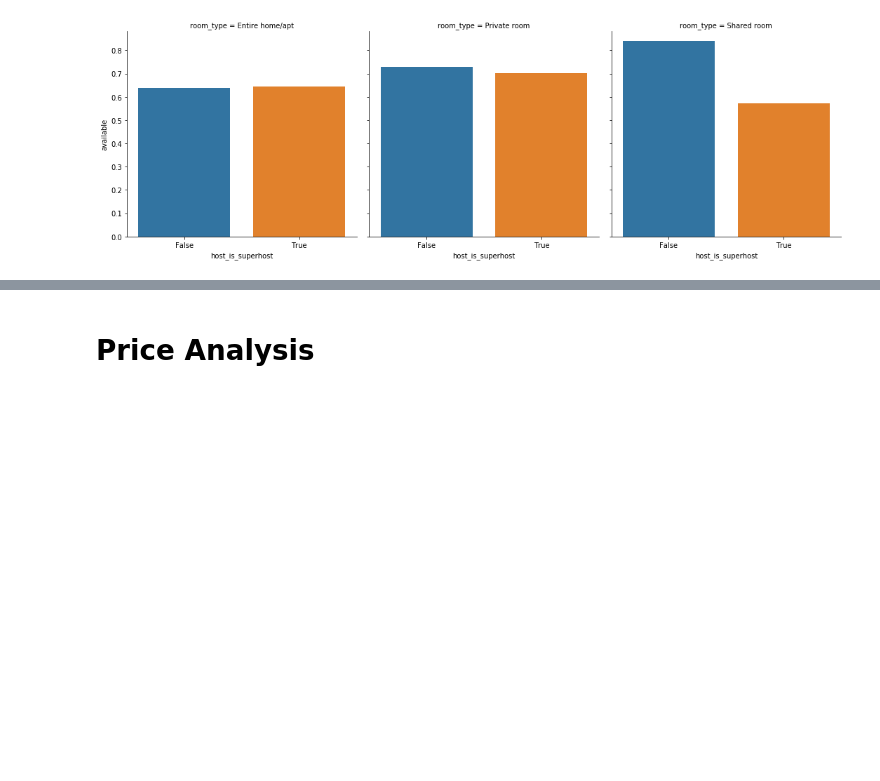
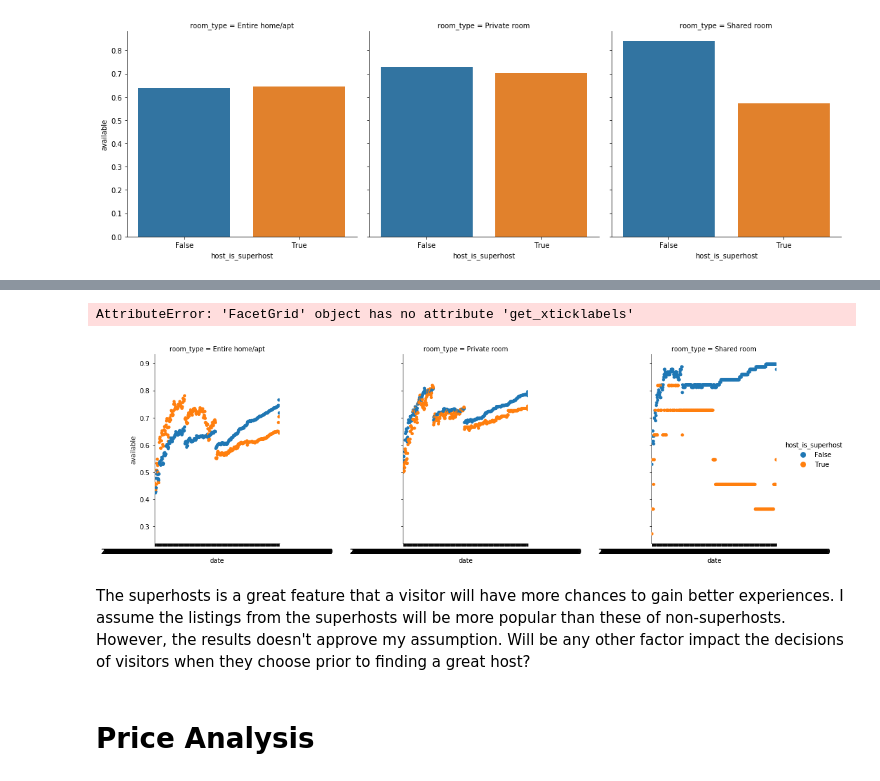
Before and after one commit to Mendy5/Udacity_Data_Scientist_Projects, a Jupyter notebook: P1_Writing_a_Data_Scientist_Blog_Post/Seattle_AirBnB_Data_Analysis_v2.0.ipynb, the cells around one changed output, grey strips where cells are left out. Drawn from its saved outputs; the diff is of its cells as text; code cells hidden in the pictures; blank space fills up the shorter version.

```diff
--- a/P1_Writing_a_Data_Scientist_Blog_Post/Seattle_AirBnB_Data_Analysis_v2.0.ipynb
+++ b/P1_Writing_a_Data_Scientist_Blog_Post/Seattle_AirBnB_Data_Analysis_v2.0.ipynb
@@ -383,0 +379,5 @@ Hosts would become Superhosts if they meet certain criteria. These criteria incl
+# %%
+listing_calendar_superhost_avail_gb_v5 = ['date', 'host_is_superhost', 'room_type']
+listing_calendar_superhost_avail_agg_v5 = {'available':'mean'}
+listing_calendar_superhost_avail_df_v5 = groupby_agg(listing_calendar_df, listing_calendar_superhost_avail_gb_v5, listing_calendar_superhost_avail_agg_v5)
+listing_calendar_superhost_avail_df_v5.sort_values('room_type')
@@ -384,3 +398,10 @@ Hosts would become Superhosts if they meet certain criteria. These criteria incl
+# %%
+g = sns.catplot(x = 'date', y = 'available', hue = 'host_is_superhost', data = listing_calendar_superhost_avail_df_v5, col = 'room_type')
+# %% [output]
+AttributeError: 'FacetGrid' object has no attribute 'get_xticklabels'
+[figure, added]
+# %% [markdown]
+The superhosts is a great feature that a visitor will have more chances to gain better experiences. I assume the listings from the superhosts will be more popular than these of non-superhosts. However, the results doesn't approve my assumption. Will be any other factor impact the decisions of visitors when they choose prior to finding a great host?
 # %% [markdown]
 # Price Analysis
 # %%
```
Also changed, not shown: parts of 23 cells of this notebook.
